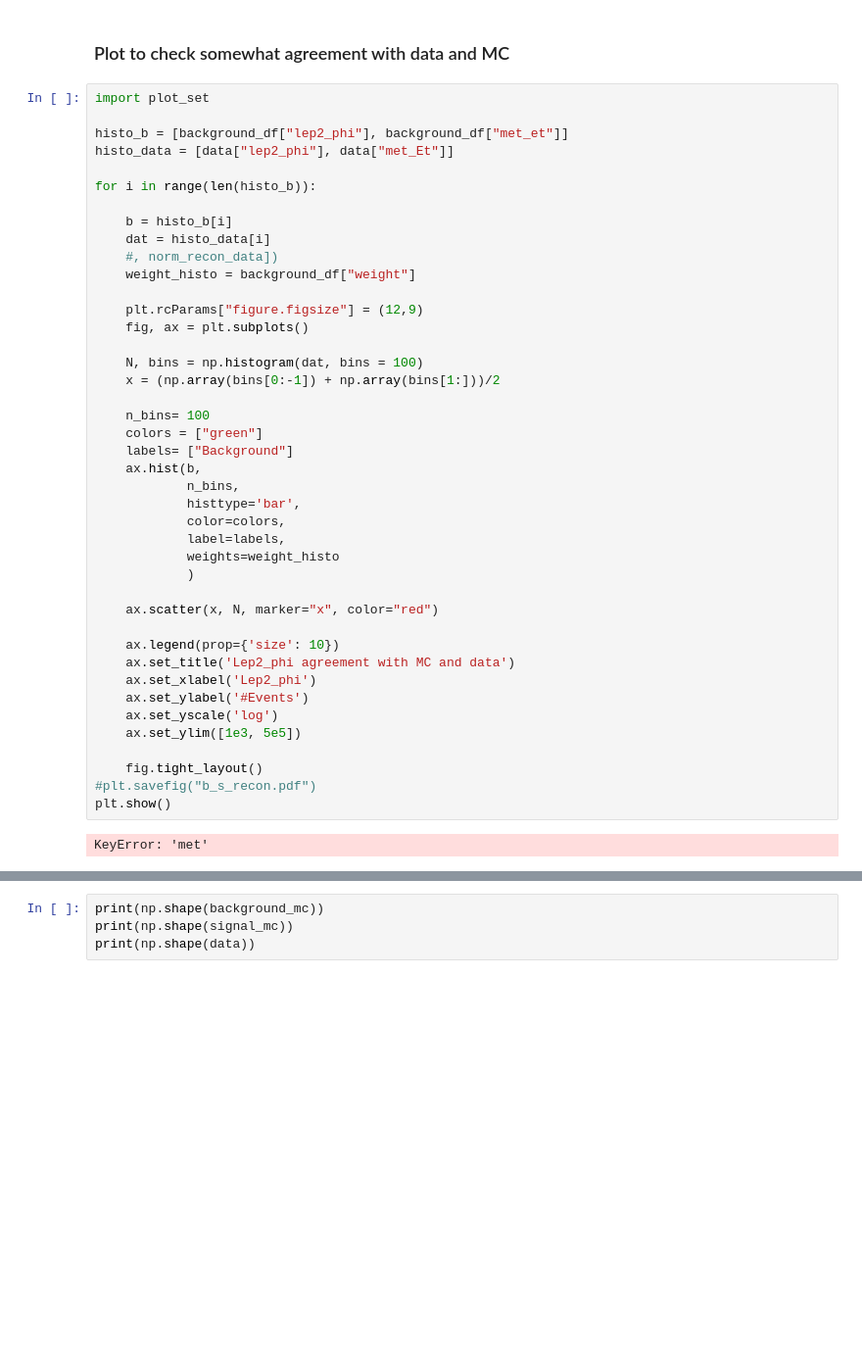
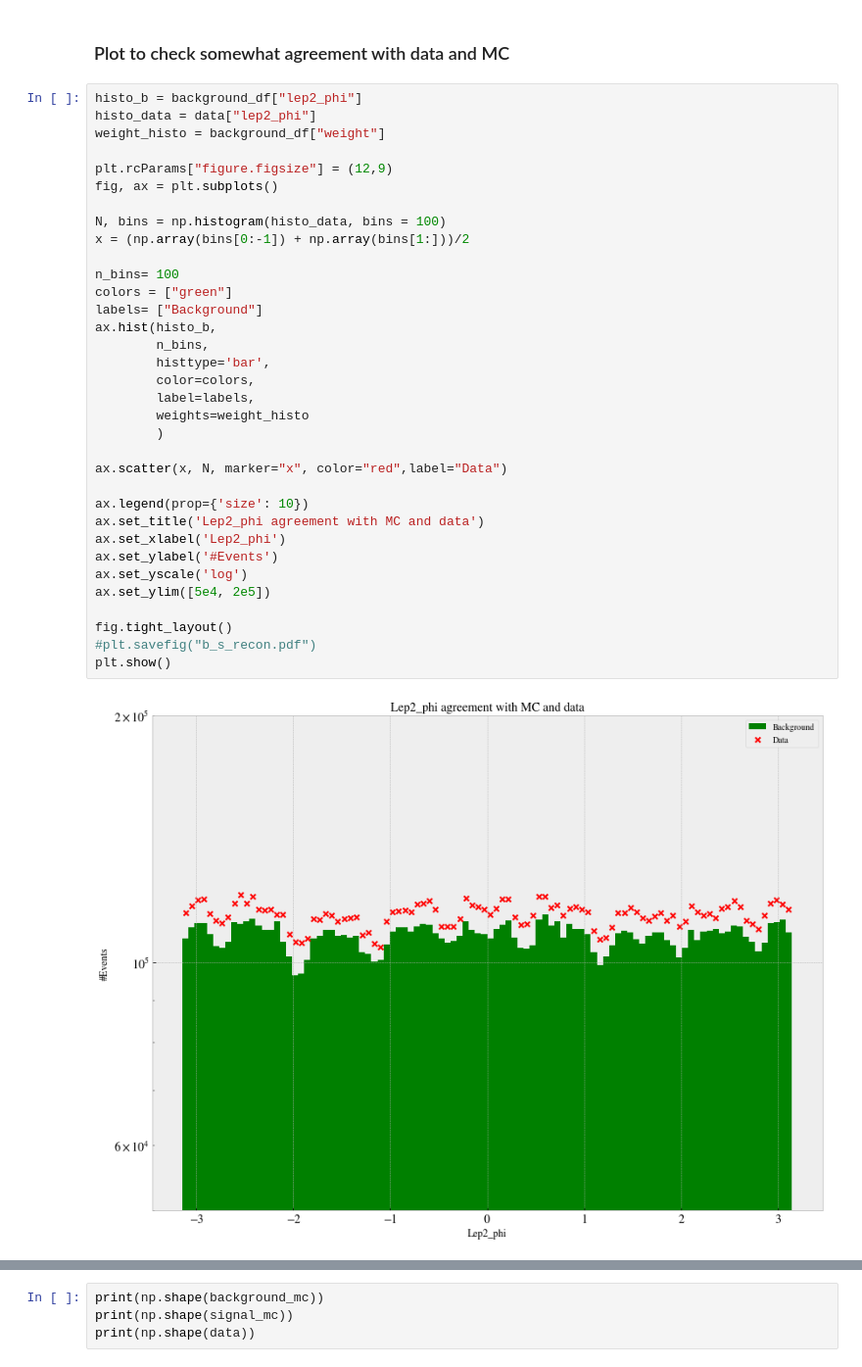
Before and after one commit to Gadangadang/FYS5555, a Jupyter notebook: Project3/Codebase/run_ml.ipynb, the cells around one changed output, grey strips where cells are left out. Shown at 98% size. Cells and saved outputs as stored; diff of their text form; blank space fills up the shorter version.

```diff
--- a/Project3/Codebase/run_ml.ipynb
+++ b/Project3/Codebase/run_ml.ipynb
@@ -176,46 +180,38 @@ See the caveats in the documentation: https://pandas.pydata.org/pandas-docs/stab
 # %% [markdown]
 ### Plot to check somewhat agreement with data and MC
 # %%
-import plot_set
+histo_b = background_df["lep2_phi"]
+histo_data = data["lep2_phi"]
+weight_histo = background_df["weight"]
 
-histo_b = [background_df["lep2_phi"], background_df["met_et"]]
-histo_data = [data["lep2_phi"], data["met_Et"]]
+plt.rcParams["figure.figsize"] = (12,9)
+fig, ax = plt.subplots()
 
-for i in range(len(histo_b)):
+N, bins = np.histogram(histo_data, bins = 100)
+x = (np.array(bins[0:-1]) + np.array(bins[1:]))/2
 
-    b = histo_b[i]
-    dat = histo_data[i]
-    #, norm_recon_data])
-    weight_histo = background_df["weight"]
+n_bins= 100
+colors = ["green"]
+labels= ["Background"]
+ax.hist(histo_b,
+        n_bins,
+        histtype='bar',
+        color=colors,
+        label=labels,
+        weights=weight_histo
+        )
 
-    plt.rcParams["figure.figsize"] = (12,9)
-    fig, ax = plt.subplots()
+ax.scatter(x, N, marker="x", color="red",label="Data")
 
-    N, bins = np.histogram(dat, bins = 100)
-    x = (np.array(bins[0:-1]) + np.array(bins[1:]))/2
+ax.legend(prop={'size': 10})
+ax.set_title('Lep2_phi agreement with MC and data')
+ax.set_xlabel('Lep2_phi')
+ax.set_ylabel('#Events')
+ax.set_yscale('log')
+ax.set_ylim([5e4, 2e5])
 
-    n_bins= 100
-    colors = ["green"]
-    labels= ["Background"]
-    ax.hist(b,
-            n_bins,
-            histtype='bar',
-            color=colors,
-            label=labels,
-            weights=weight_histo
-            )
-
-    ax.scatter(x, N, marker="x", color="red")
-
-    ax.legend(prop={'size': 10})
-    ax.set_title('Lep2_phi agreement with MC and data')
-    ax.set_xlabel('Lep2_phi')
-    ax.set_ylabel('#Events')
-    ax.set_yscale('log')
-    ax.set_ylim([1e3, 5e5])
-
-    fig.tight_layout()
+fig.tight_layout()
 #plt.savefig("b_s_recon.pdf")
 plt.show()
 # %% [output]
-KeyError: 'met'
+[figure, added]
```
Also changed, not shown: parts of 21 cells of this notebook, 4 other files.
